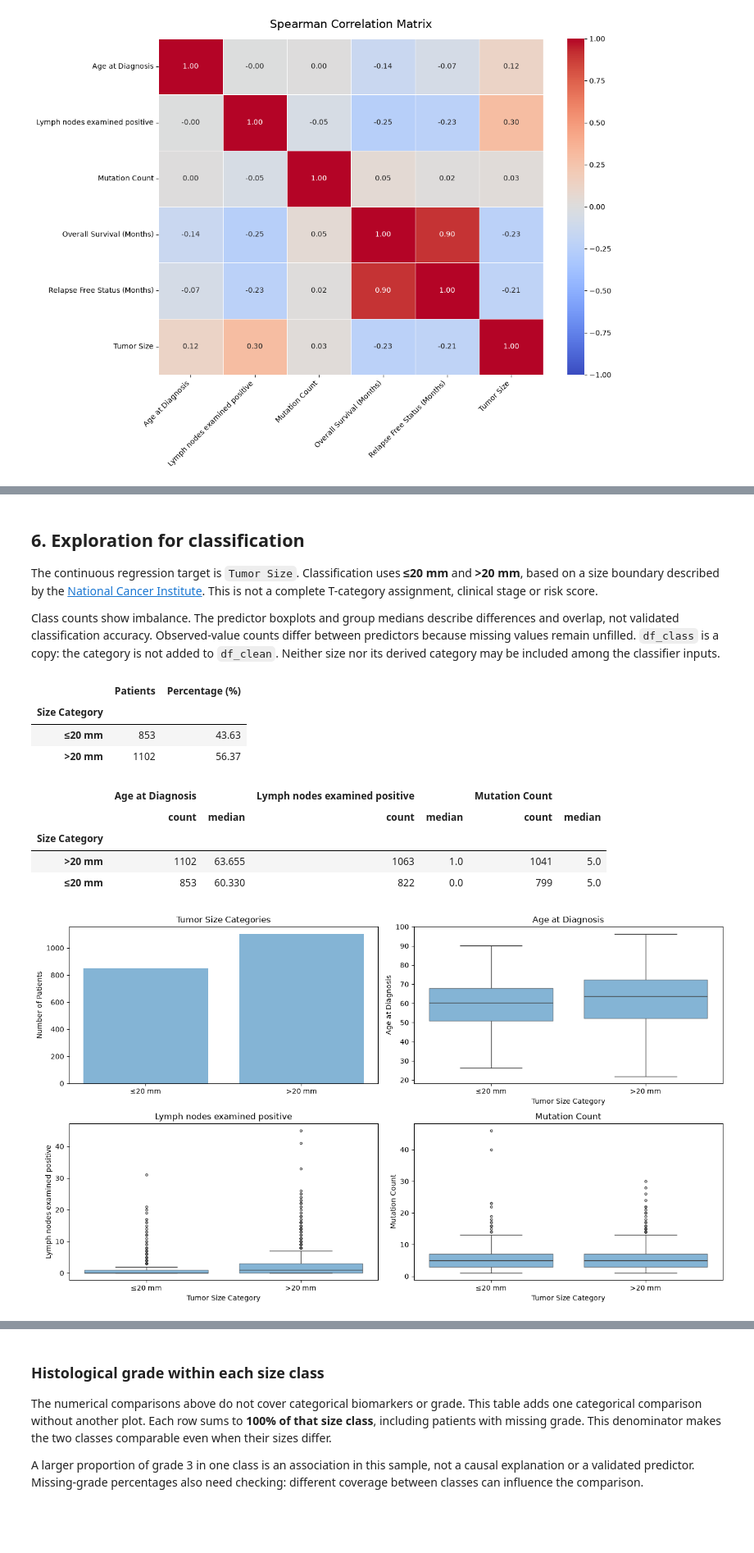
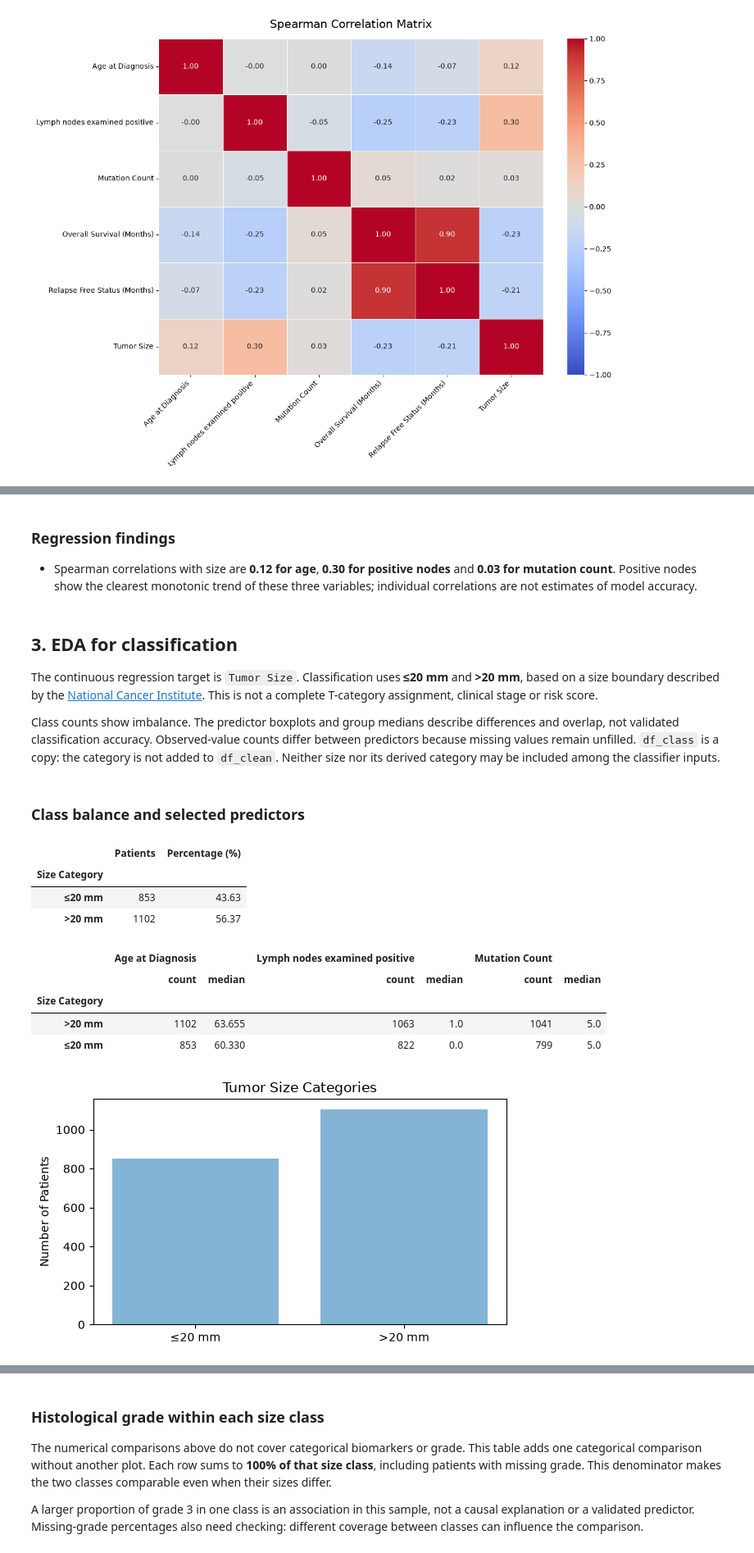
Before and after one commit to mariamartinezgart/MLLB_Machine_Learning, a Jupyter notebook: eda_v2.ipynb, the cells around one changed output, grey strips where cells are left out. Shown at 82% size. Cells and saved outputs as stored; diff of their text form; code cells hidden in the pictures; blank space fills up the shorter version.

```diff
--- a/eda_v2.ipynb
+++ b/eda_v2.ipynb
@@ -801,52 +841,45 @@ Unexpected grades: []
+# %% [markdown]
+### Regression findings
+
+- Spearman correlations with size are **0.12 for age**, **0.30 for positive nodes** and **0.03 for mutation count**. Positive nodes show the clearest monotonic trend of these three variables; individual correlations are not estimates of model accuracy.
 # %% [markdown]
-## 6. Exploration for classification
+## 3. EDA for classification
 
 The continuous regression target is `Tumor Size`. Classification uses **≤20 mm** and **>20 mm**, based on a size boundary described by the [National Cancer Institute](https://www.cancer.gov/types/breast/hp/breast-treatment-pdq). This is not a complete T-category assignment, clinical stage or risk score.
 
 Class counts show imbalance. The predictor boxplots and group medians describe differences and overlap, not validated classification accuracy. Observed-value counts differ between predictors because missing values remain unfilled. `df_class` is a copy: the category is not added to `df_clean`. Neither size nor its derived category may be included among the classifier inputs.
+# %% [markdown]
+### Class balance and selected predictors
 # %%
 df_class = df_clean.copy()
 class_order = ['≤20 mm', '>20 mm']
 df_class['Size Category'] = np.where(
     df_class['Tumor Size'] <= 20, class_order[0], class_order[1]
 )
 
 class_counts = df_class['Size Category'].value_counts().reindex(class_order)
 class_summary = pd.DataFrame({
     'Patients': class_counts,
     'Percentage (%)': class_counts / len(df_class) * 100
 })
 display(class_summary.round(2))
 
-class_features = ['Age at Diagnosis', 'Lymph nodes examined positive', 'Mutation Count']
 display(df_class.groupby('Size Category')[class_features].agg(['count', 'median']))
 
-fig, axes = plt.subplots(2, 2, figsize=(14, 8))
-axes = axes.flatten()
-axes[0].bar(class_order, class_counts.values, color='#1f77b4', alpha=0.55)
-axes[0].set_title('Tumor Size Categories')
-axes[0].set_ylabel('Number of Patients')
-
-for ax, col in zip(axes[1:], class_features):
-    sns.boxplot(
-        data=df_class, x='Size Category', y=col, order=class_order,
-        color='#1f77b4', saturation=1, boxprops={'alpha': 0.55},
-        linewidth=1, fliersize=3, ax=ax
-    )
-    ax.set_title(col)
-    ax.set_xlabel('Tumor Size Category')
-    ax.set_ylabel(col)
-
+fig, ax = plt.subplots(figsize=(6, 3.5))
+ax.bar(class_order, class_counts.values, color='#1f77b4', alpha=0.55)
+ax.set_title('Tumor Size Categories')
+ax.set_ylabel('Number of Patients')
 plt.tight_layout()
 plt.show()
 # %% [output]
 |  | Patients | Percentage (%) |
 | Size Category |  |  |
 | ≤20 mm | 853 | 43.63 |
 | >20 mm | 1102 | 56.37 |
 |  | Age at Diagnosis |  | Lymph nodes examined positive |  | Mutation Count |  |
 |  | count | median | count | median | count | median |
 | Size Category |  |  |  |  |  |  |
 | >20 mm | 1102 | 63.655 | 1063 | 1.0 | 1041 | 5.0 |
 | ≤20 mm | 853 | 60.330 | 822 | 0.0 | 799 | 5.0 |
-[figure, old version]
+[figure, new version]
```
Also changed, not shown: parts of 26 cells of this notebook.
